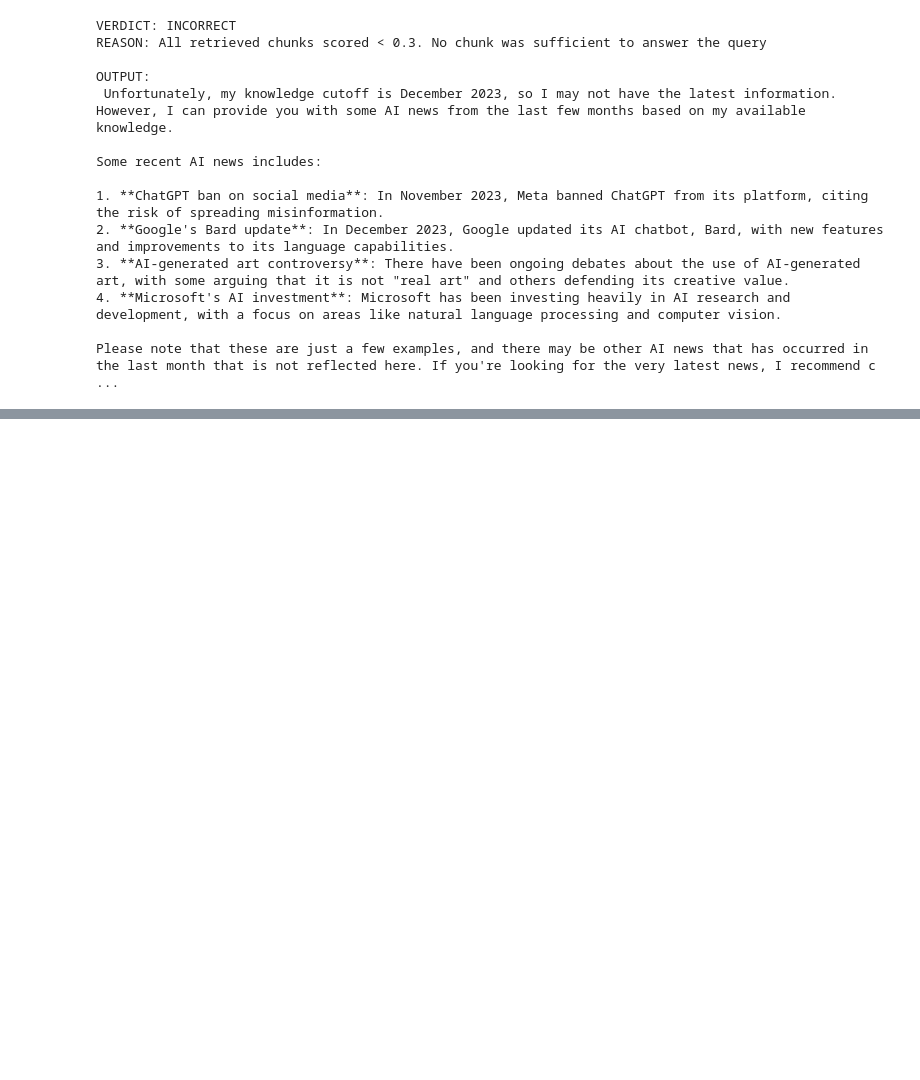
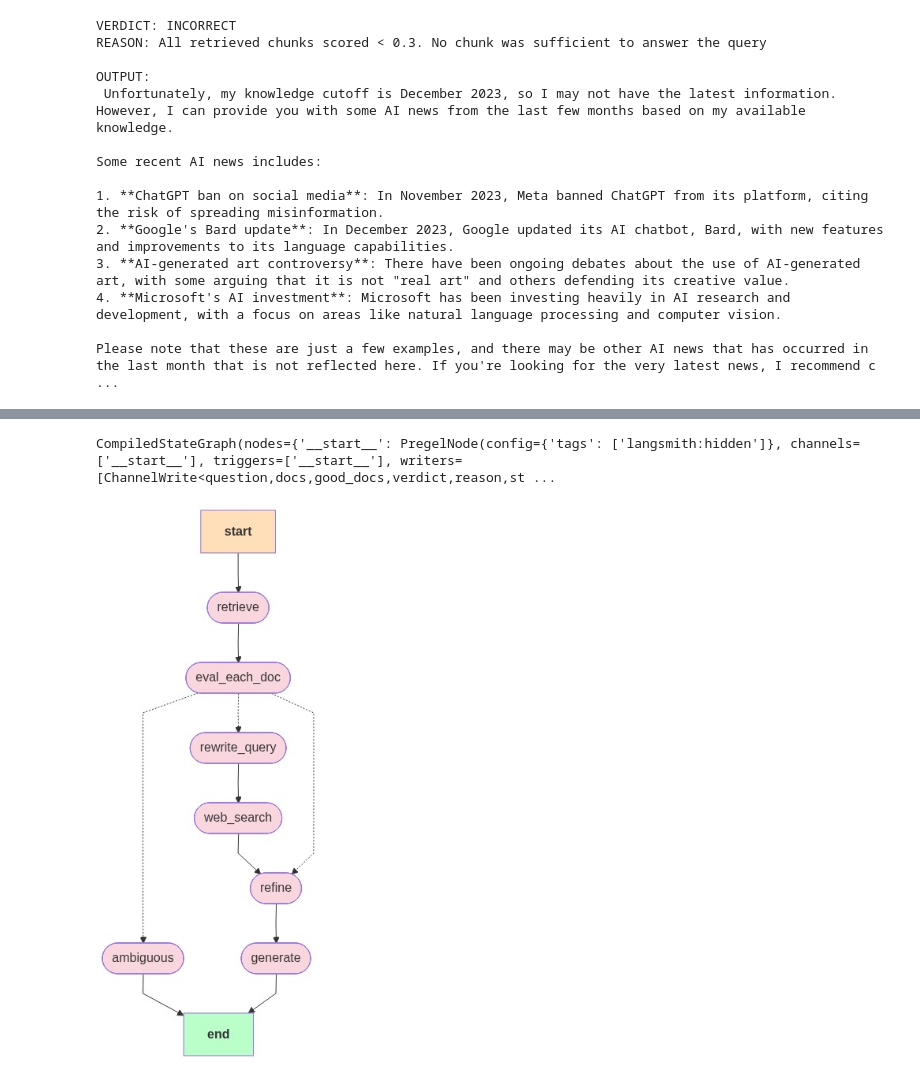
Before and after one commit to 110119076/LangChainDemo, a Jupyter notebook: 16-CRAG/1_basic_rag.ipynb, the cells around one changed output, grey strips where cells are left out. Drawn from its saved outputs; the diff is of its cells as text; code cells hidden in the pictures; blank space fills up the shorter version.

Commit message:
feat: Rewrite web query RAG

```diff
--- a/16-CRAG/1_basic_rag.ipynb
+++ b/16-CRAG/1_basic_rag.ipynb
@@ -635,0 +712,49 @@ Please note that these are just a few examples, and there may be other AI news t
+# %%
+def route_after_eval(state: State) -> str:
+    if state["verdict"] == "CORRECT":
+        return "refine"
+    elif state["verdict"] == "INCORRECT":
+        return "rewrite_query"   # ✅ changed
+    else:
+        return "ambiguous"
+# %%
+g = StateGraph(State)
+
+g.add_node("retrieve", retrieve)
+g.add_node("eval_each_doc", eval_each_doc)
+g.add_node("rewrite_query", rewrite_query_node)
+g.add_node("web_search", web_search_node)
+g.add_node("refine", refine)
+g.add_node("generate", generate)
+g.add_node("ambiguous", ambiguous_node)
+
+g.add_edge(START, "retrieve")
+g.add_edge("retrieve", "eval_each_doc")
+
+g.add_conditional_edges("eval_each_doc",
+                        route_after_eval,
+                        {"refine": "refine",
+                         "rewrite_query": "rewrite_query",
+                         "ambiguous": "ambiguous"})
+
+g.add_edge("rewrite_query", "web_search")
+g.add_edge("web_search", "refine")
+g.add_edge("refine", "generate")
+
+g.add_edge("generate", END)
+g.add_edge("ambiguous", END)
+
+app = g.compile()
+app
+# %% [output]
+CompiledStateGraph(nodes={'__start__': PregelNode(config={'tags': ['langsmith:hidden']}, channels=['__start__'], triggers=['__start__'], writers=[ChannelWrite<question,docs,good_docs,verdict,reason,st ...
+# %%
+from IPython.display import Image, display
+
+try:
+    display(Image(app.get_graph().draw_mermaid_png()))
+except Exception:
+    # This requires some extra dependencies and is optional
+    pass
+# %% [output]
+[figure, added]
```
Also changed, not shown: parts of 11 cells of this notebook.
